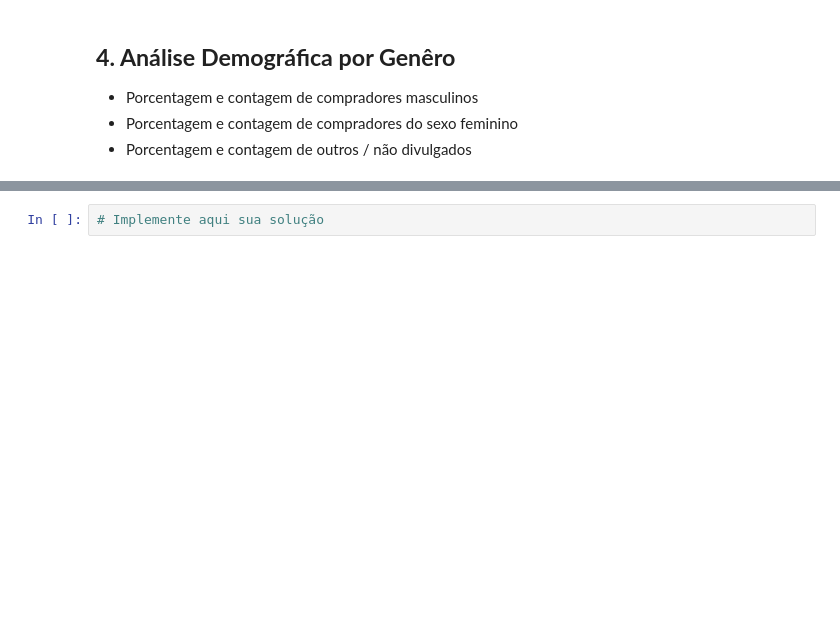
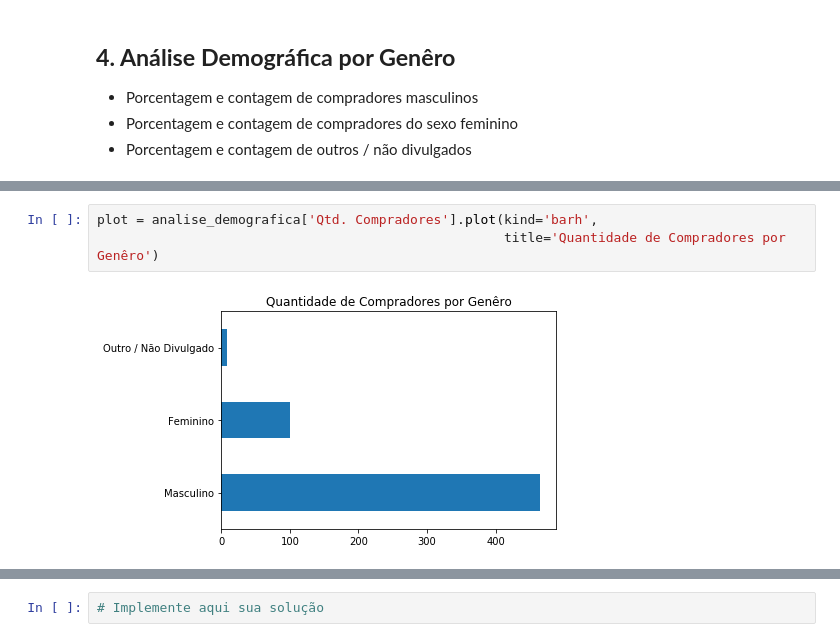
Before and after one commit to ralsouza/python_fundamentos, a Jupyter notebook: src/05_desafio/05_missao05.ipynb, the cells around one changed output, grey strips where cells are left out. Saved outputs shown, nothing was run; the diff lists cells and outputs as text; blank space fills up the shorter version.

```diff
--- a/src/05_desafio/05_missao05.ipynb
+++ b/src/05_desafio/05_missao05.ipynb
@@ -216,0 +236,5 @@ pl.show()
+# %%
+plot = analise_demografica['Qtd. Compradores'].plot(kind='barh',
+                                                    title='Quantidade de Compradores por Genêro')
+# %% [output]
+[figure, added]
```
Also changed, not shown: parts of 22 cells of this notebook.
